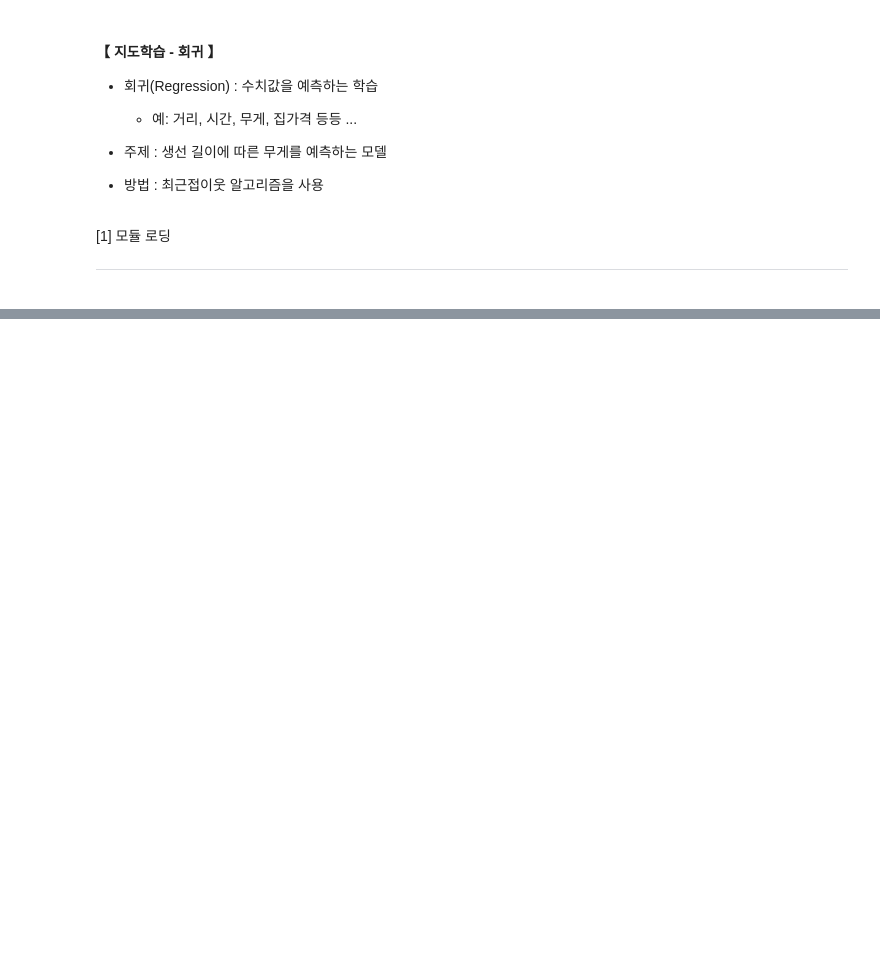
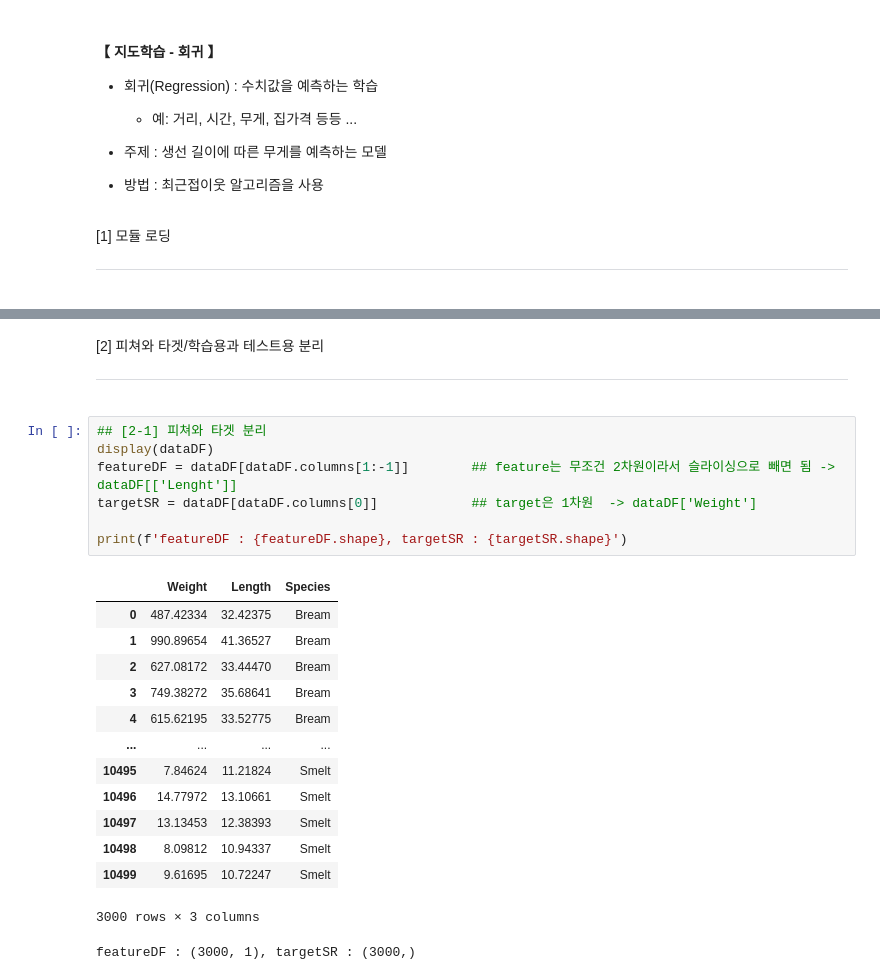
Before and after one commit to beom-L/KDT10, a Jupyter notebook: EX08_ML/DAY08/ex01_refression_knn.ipynb, the cells around one changed output, grey strips where cells are left out. Saved outputs shown, nothing was run; the diff lists cells and outputs as text; blank space fills up the shorter version.

```diff
--- a/EX08_ML/DAY08/ex01_refression_knn.ipynb
+++ b/EX08_ML/DAY08/ex01_refression_knn.ipynb
@@ -35,0 +80,24 @@ fishDF.Species == 'Bream' or fishDF.Species == 'Bream'
+# %% [markdown]
+[2] 피쳐와 타겟/학습용과 테스트용 분리 <hr>
+# %%
+## [2-1] 피쳐와 타겟 분리
+display(dataDF)
+featureDF = dataDF[dataDF.columns[1:-1]]        ## feature는 무조건 2차원이라서 슬라이싱으로 빼면 됨 -> dataDF[['Lenght']]
+targetSR = dataDF[dataDF.columns[0]]            ## target은 1차원  -> dataDF['Weight']
+
+print(f'featureDF : {featureDF.shape}, targetSR : {targetSR.shape}')
+# %% [output]
+|  | Weight | Length | Species |
+| 0 | 487.42334 | 32.42375 | Bream |
+| 1 | 990.89654 | 41.36527 | Bream |
+| 2 | 627.08172 | 33.44470 | Bream |
+| 3 | 749.38272 | 35.68641 | Bream |
+| 4 | 615.62195 | 33.52775 | Bream |
+| ... | ... | ... | ... |
+| 10495 | 7.84624 | 11.21824 | Smelt |
+| 10496 | 14.77972 | 13.10661 | Smelt |
+| 10497 | 13.13453 | 12.38393 | Smelt |
+| 10498 | 8.09812 | 10.94337 | Smelt |
+| 10499 | 9.61695 | 10.72247 | Smelt |
+3000 rows × 3 columns
+featureDF : (3000, 1), targetSR : (3000,)
```
Also changed, not shown: parts of 17 cells of this notebook, 13 other files.
